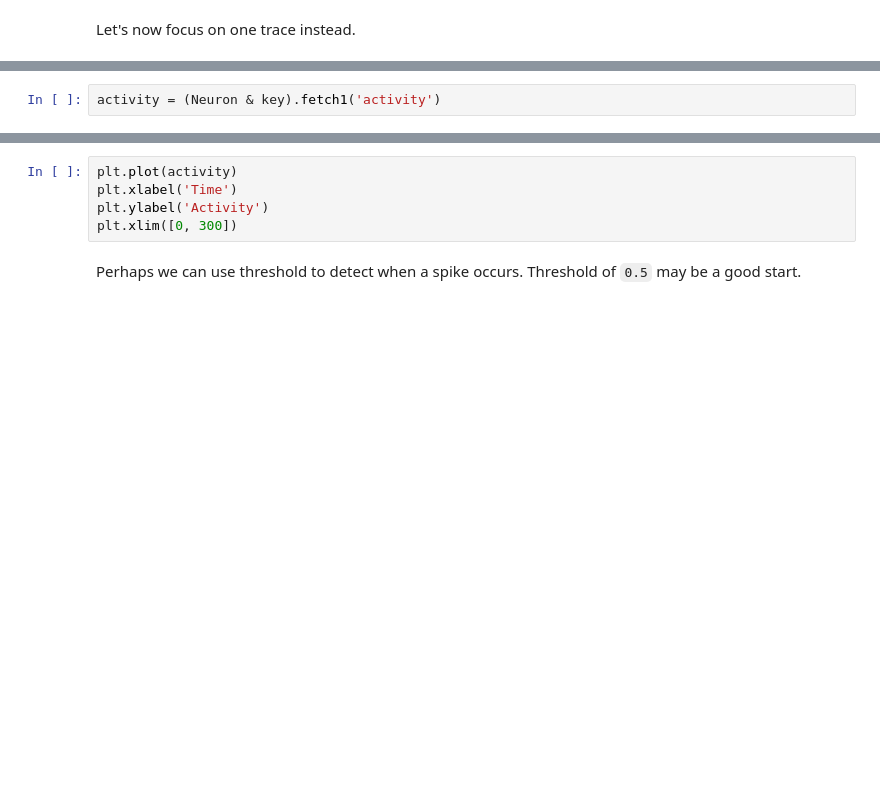
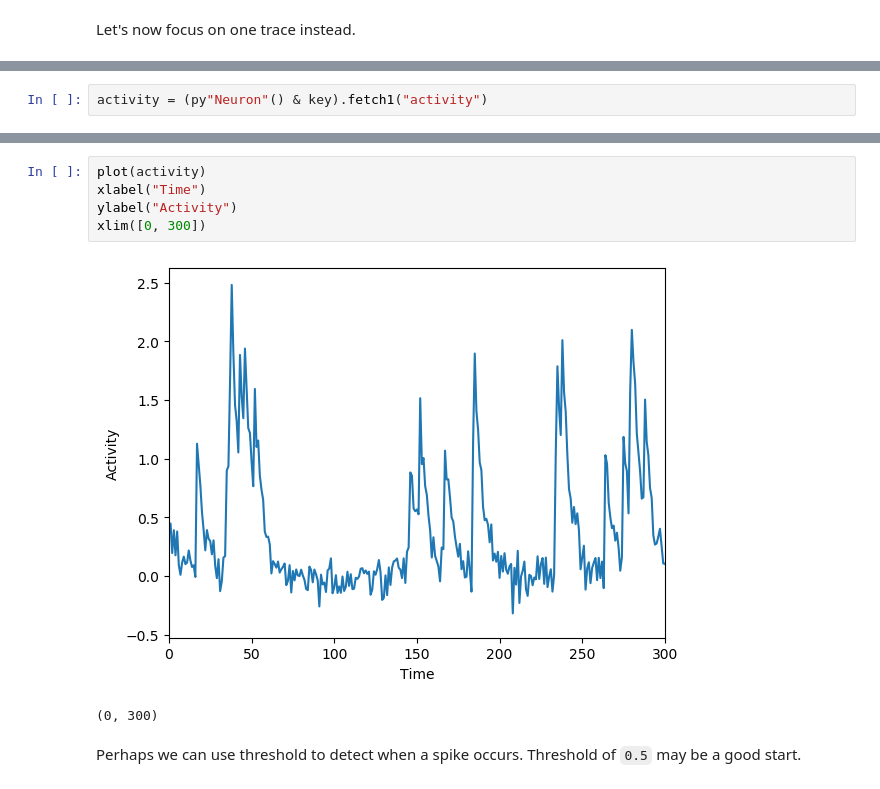
Before and after one commit to datajoint/neuronex_workshop_2018, a Jupyter notebook: julia/02-Imported and Computed Tables.ipynb, the cells around one changed output, grey strips where cells are left out. Drawn from its saved outputs; the diff is of its cells as text; blank space fills up the shorter version.

```diff
--- a/julia/02-Imported and Computed Tables.ipynb
+++ b/julia/02-Imported and Computed Tables.ipynb
@@ -645,2 +687,2 @@ axs[1].plot(activities[1]')
 # %%
-activity = (Neuron & key).fetch1('activity')
+activity = (py"Neuron"() & key).fetch1("activity")
@@ -647,8 +707,11 @@ activity = (Neuron & key).fetch1('activity')
 # %%
-plt.plot(activity)
-plt.xlabel('Time')
-plt.ylabel('Activity')
-plt.xlim([0, 300])
+plot(activity)
+xlabel("Time")
+ylabel("Activity")
+xlim([0, 300])
+# %% [output]
+[figure, added]
+(0, 300)
 # %% [markdown]
 Perhaps we can use threshold to detect when a spike occurs. Threshold of `0.5` may be a good start.
 # %%
```
Also changed, not shown: parts of 27 cells of this notebook.
